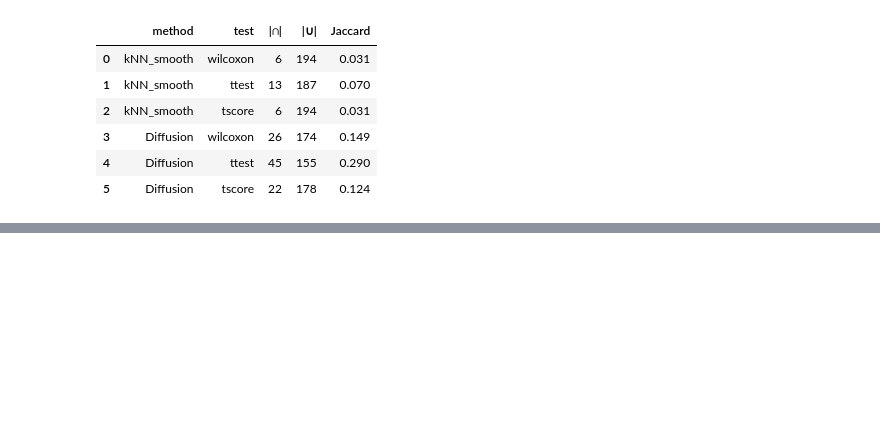
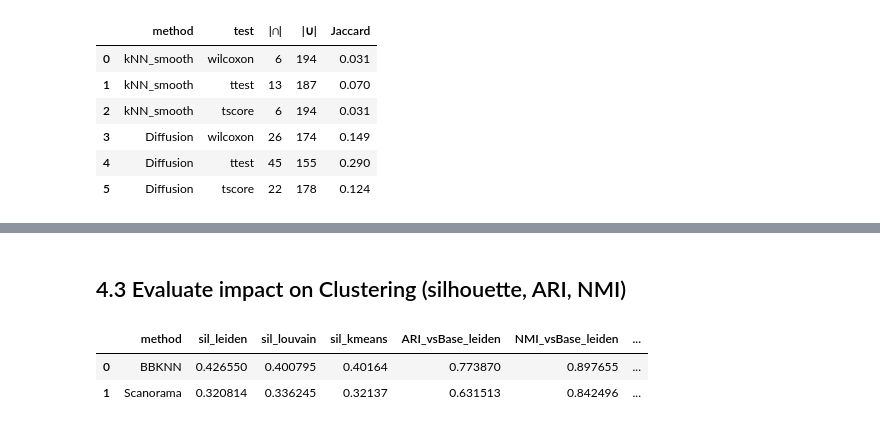
Before and after one commit to biohackingmathematician/MLGenomics, a Jupyter notebook: Frog_and_tail.ipynb, the cells around one changed output, grey strips where cells are left out. Cells and saved outputs as stored; diff of their text form; code cells hidden in the pictures; blank space fills up the shorter version.

```diff
--- a/Frog_and_tail.ipynb
+++ b/Frog_and_tail.ipynb
@@ -1045,0 +1177,49 @@ display(marker_eval)
+# %% [markdown]
+## 4.3 Evaluate impact on Clustering (silhouette, ARI, NMI)
+# %%
+from sklearn.metrics import silhouette_score, adjusted_rand_score, normalized_mutual_info_score
+
+def sil(ad, key):
+    return silhouette_score(ad.obsm["X_umap"], ad.obs[key].astype("category").cat.codes)
+
+rows = []
+# BBKNN
+rows.append([
+    "BBKNN",
+    sil(adata_bb, "leiden_bbknn"),
+    sil(adata_bb, "louvain_bbknn"),
+    sil(adata_bb, "kmeans_bbknn"),
+    adjusted_rand_score(adata_hvg.obs["leiden"],  adata_bb.obs["leiden_bbknn"]),
+    normalized_mutual_info_score(adata_hvg.obs["leiden"],  adata_bb.obs["leiden_bbknn"]),
+    adjusted_rand_score(adata_hvg.obs["louvain"], adata_bb.obs["louvain_bbknn"]),
+    normalized_mutual_info_score(adata_hvg.obs["louvain"], adata_bb.obs["louvain_bbknn"]),
+    adjusted_rand_score(adata_hvg.obs["kmeans"],  adata_bb.obs["kmeans_bbknn"]),
+    normalized_mutual_info_score(adata_hvg.obs["kmeans"],  adata_bb.obs["kmeans_bbknn"]),
+])
+
+# Scanorama
+rows.append([
+    "Scanorama",
+    sil(adata_scano, "leiden_scano"),
+    sil(adata_scano, "louvain_scano"),
+    sil(adata_scano, "kmeans_scano"),
+    adjusted_rand_score(adata_hvg.obs["leiden"],  adata_scano.obs["leiden_scano"]),
+    normalized_mutual_info_score(adata_hvg.obs["leiden"],  adata_scano.obs["leiden_scano"]),
+    adjusted_rand_score(adata_hvg.obs["louvain"], adata_scano.obs["louvain_scano"]),
+    normalized_mutual_info_score(adata_hvg.obs["louvain"], adata_scano.obs["louvain_scano"]),
+    adjusted_rand_score(adata_hvg.obs["kmeans"],  adata_scano.obs["kmeans_scano"]),
+    normalized_mutual_info_score(adata_hvg.obs["kmeans"],  adata_scano.obs["kmeans_scano"]),
+])
+
+batch_clust_eval = pd.DataFrame(rows, columns=[
+    "method",
+    "sil_leiden","sil_louvain","sil_kmeans",
+    "ARI_vsBase_leiden","NMI_vsBase_leiden",
+    "ARI_vsBase_louvain","NMI_vsBase_louvain",
+    "ARI_vsBase_kmeans","NMI_vsBase_kmeans"
+])
+display(batch_clust_eval)
+# %% [output]
+|  | method | sil_leiden | sil_louvain | sil_kmeans | ARI_vsBase_leiden | NMI_vsBase_leiden | ... |
+| 0 | BBKNN | 0.426550 | 0.400795 | 0.40164 | 0.773870 | 0.897655 | ... |
+| 1 | Scanorama | 0.320814 | 0.336245 | 0.32137 | 0.631513 | 0.842496 | ... |
```
Also changed, not shown: parts of 8 cells of this notebook.
